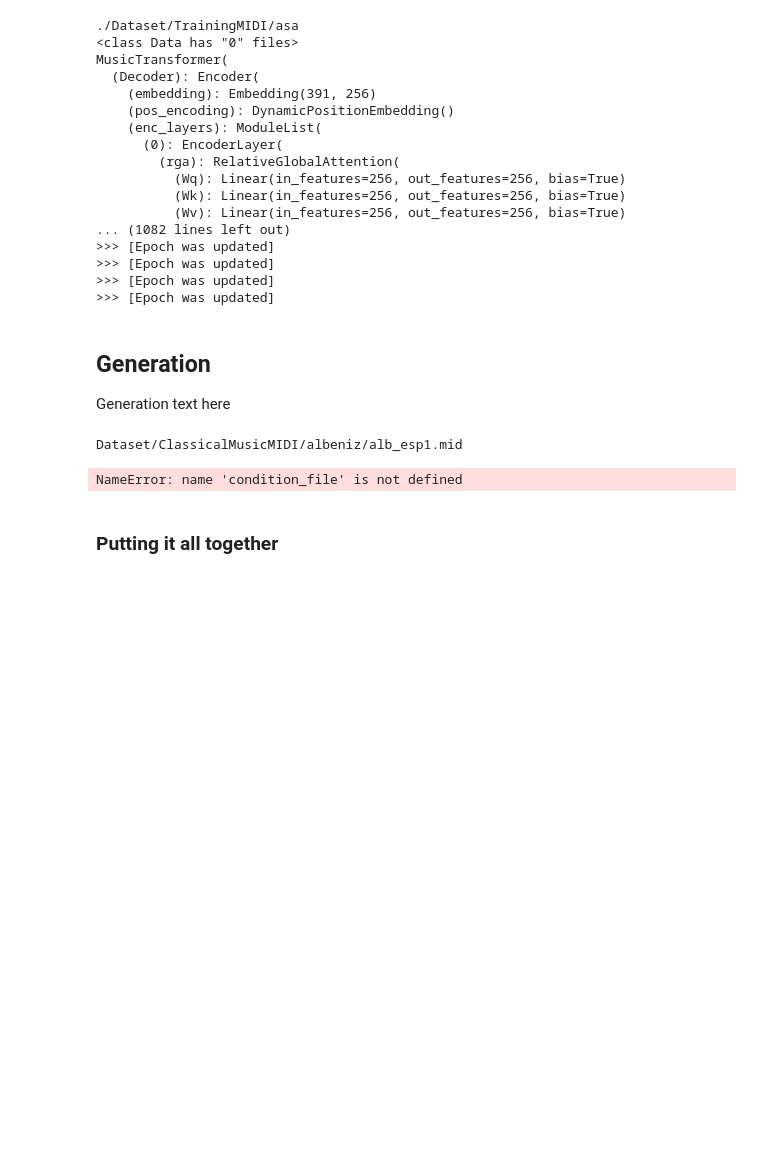
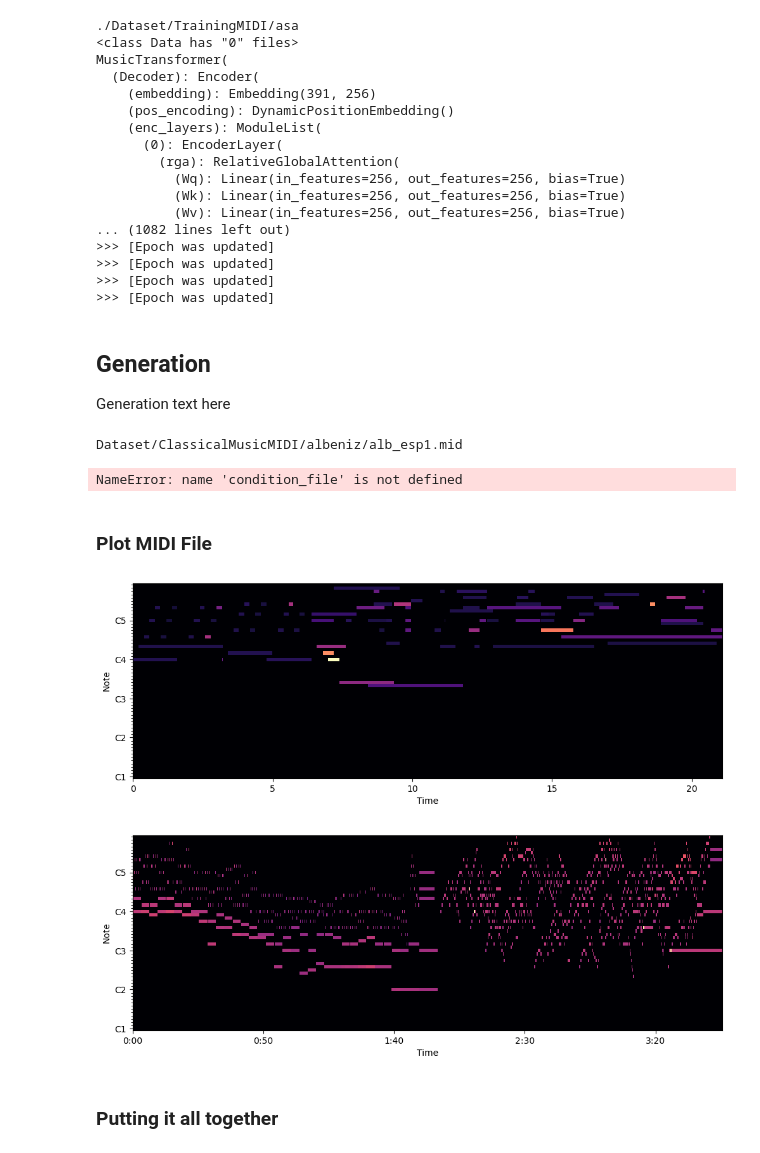
Before and after one commit to Megavex/DML-Project, a Jupyter notebook: notebook.ipynb, the cells around one changed output. Drawn from its saved outputs; the diff is of its cells as text; code cells hidden in the pictures; blank space fills up the shorter version.

Commit message:
Spectrogram comparison

```diff
--- a/notebook.ipynb
+++ b/notebook.ipynb
@@ -63,3 +67,28 @@ def tensor_to_midi(tensor):
+# %% [markdown]
+### Plot MIDI File
+# %%
+# Code from https://notebook.community/craffel/pretty-midi/Tutorial
+
+def plot_piano_roll(pm, start_pitch, end_pitch, fs=100):
+    # Use librosa's specshow function for displaying the piano roll
+    librosa.display.specshow(pm.get_piano_roll(fs)[start_pitch:end_pitch],
+                             hop_length=1, sr=fs, x_axis='time', y_axis='cqt_note',
+                             fmin=pretty_midi.note_number_to_hz(start_pitch))
+# %%
+# Basic plot comparison we can use in report
+
+pm = pretty_midi.PrettyMIDI('bin/bach_846_P_R.mid')
+
+plt.figure(figsize=(12, 4))
+plot_piano_roll(pm, 24, 84)
+
+pm_clean = pretty_midi.PrettyMIDI('bin/bach_846.mid')
+
+plt.figure(figsize=(12, 4))
+plot_piano_roll(pm_clean, 24, 84)
+# %% [output]
+[figure, added]
+[figure, added]
 # %%
 def training_loop(model, train_dataset, val_dataset, num_epochs=5):
     pass
```
Also changed, not shown: parts of 3 cells of this notebook.
